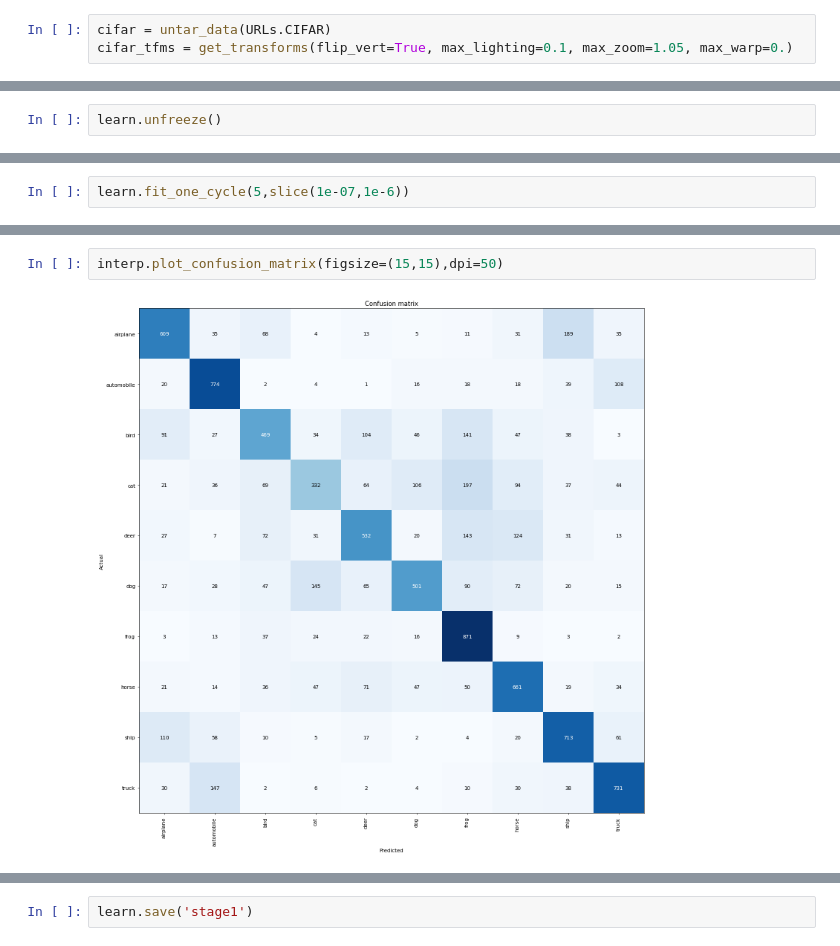
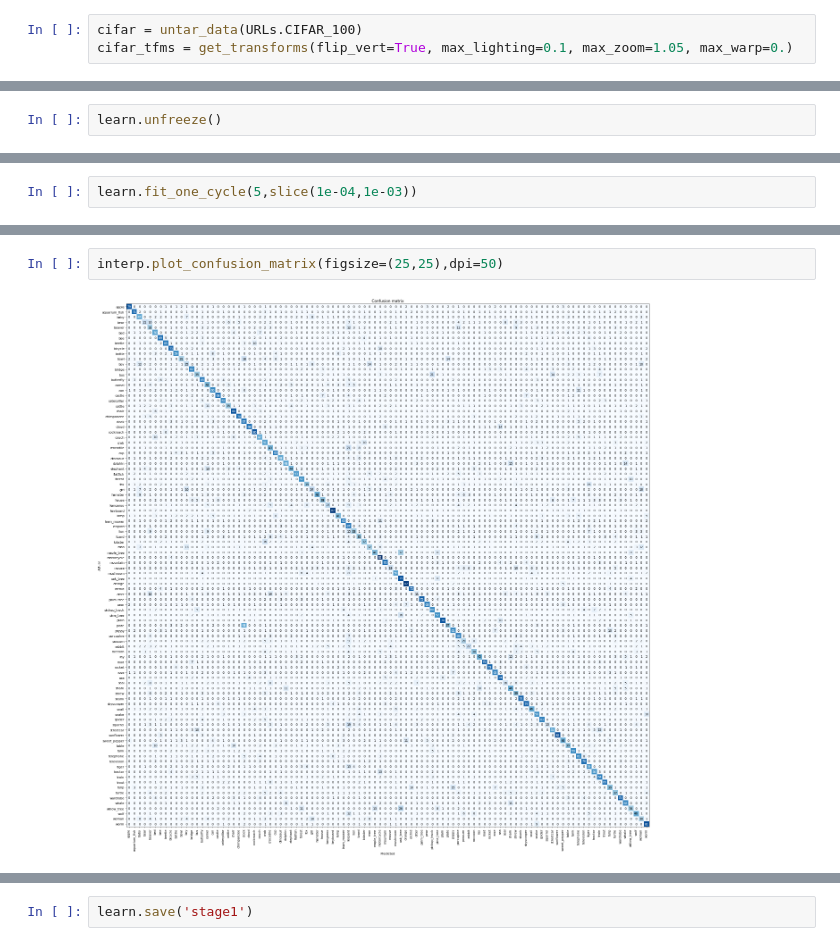
Before and after one commit to ashish244co/FastAiDeepLearning, a Jupyter notebook: FastAILesson1.ipynb, the cells around one changed output, grey strips where cells are left out. Drawn from its saved outputs; the diff is of its cells as text.

```diff
--- a/FastAILesson1.ipynb
+++ b/FastAILesson1.ipynb
@@ -48,6 +66,6 @@ class URLs(builtins.object)
  |
  |  YELP_REVIEWS_POLARITY = 'https://s3.amazonaws.com/fast-ai-nlp/yelp_rev...
 # %%
-cifar = untar_data(URLs.CIFAR)
+cifar = untar_data(URLs.CIFAR_100)
 cifar_tfms = get_transforms(flip_vert=True, max_lighting=0.1, max_zoom=1.05, max_warp=0.)
 # %% [output]
@@ -125,4 +149,4 @@ learn.recorder.plot()
 # %%
-learn.fit_one_cycle(5,slice(1e-07,1e-6))
+learn.fit_one_cycle(5,slice(1e-04,1e-03))
 # %% [output]
 | epoch | train_loss | valid_loss | error_rate | time |
@@ -147,9 +160,9 @@ interp = ClassificationInterpretation.from_learner(learn)
 # %% [output]
 [interactive output not drawn]
 # %%
-interp.plot_confusion_matrix(figsize=(15,15),dpi=50)
+interp.plot_confusion_matrix(figsize=(25,25),dpi=50)
 # %% [output]
-[figure, old version]
+[figure, new version]
 # %%
 interp.plot_top_losses(k=6)
 # %% [output]
```
Also changed, not shown: parts of 16 cells of this notebook.
